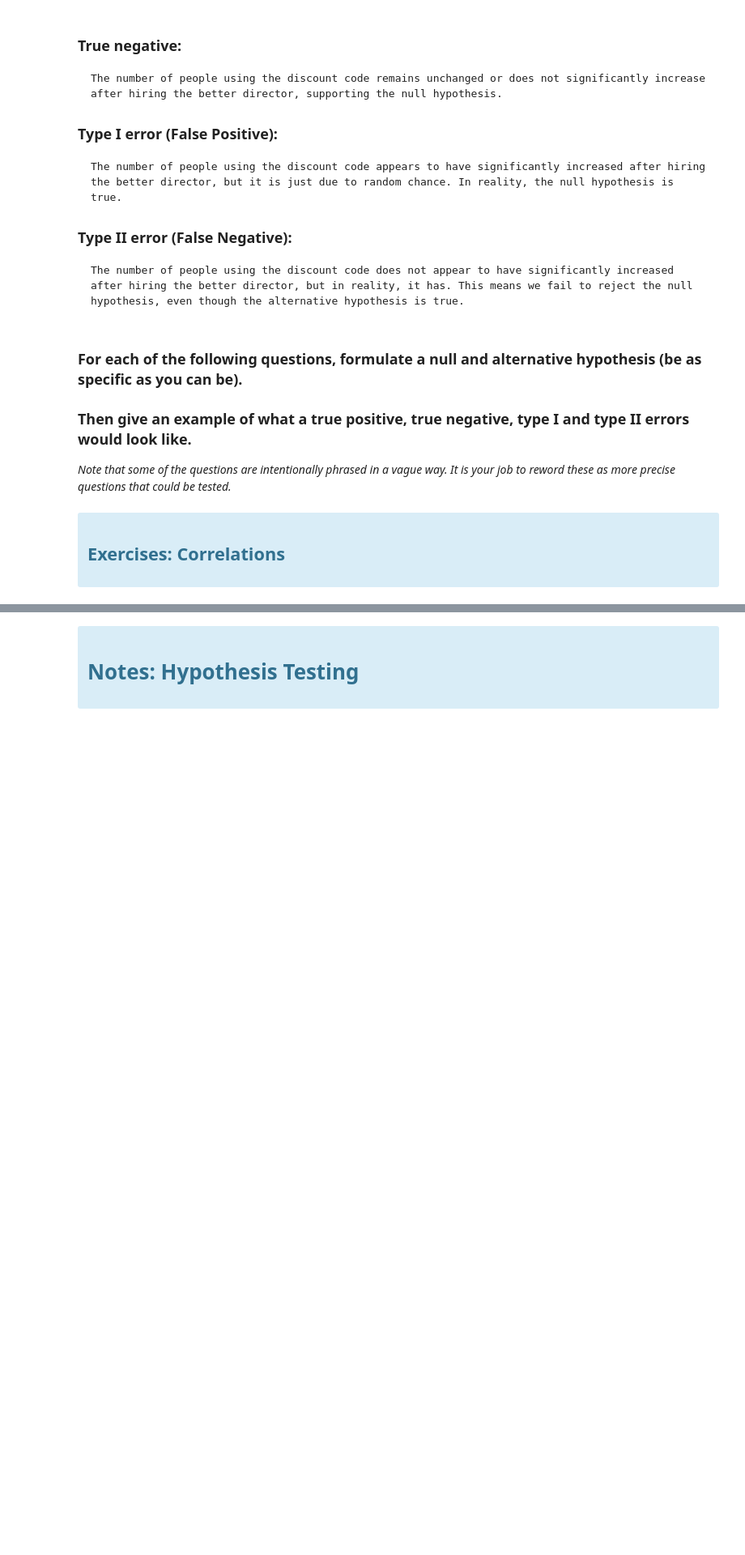
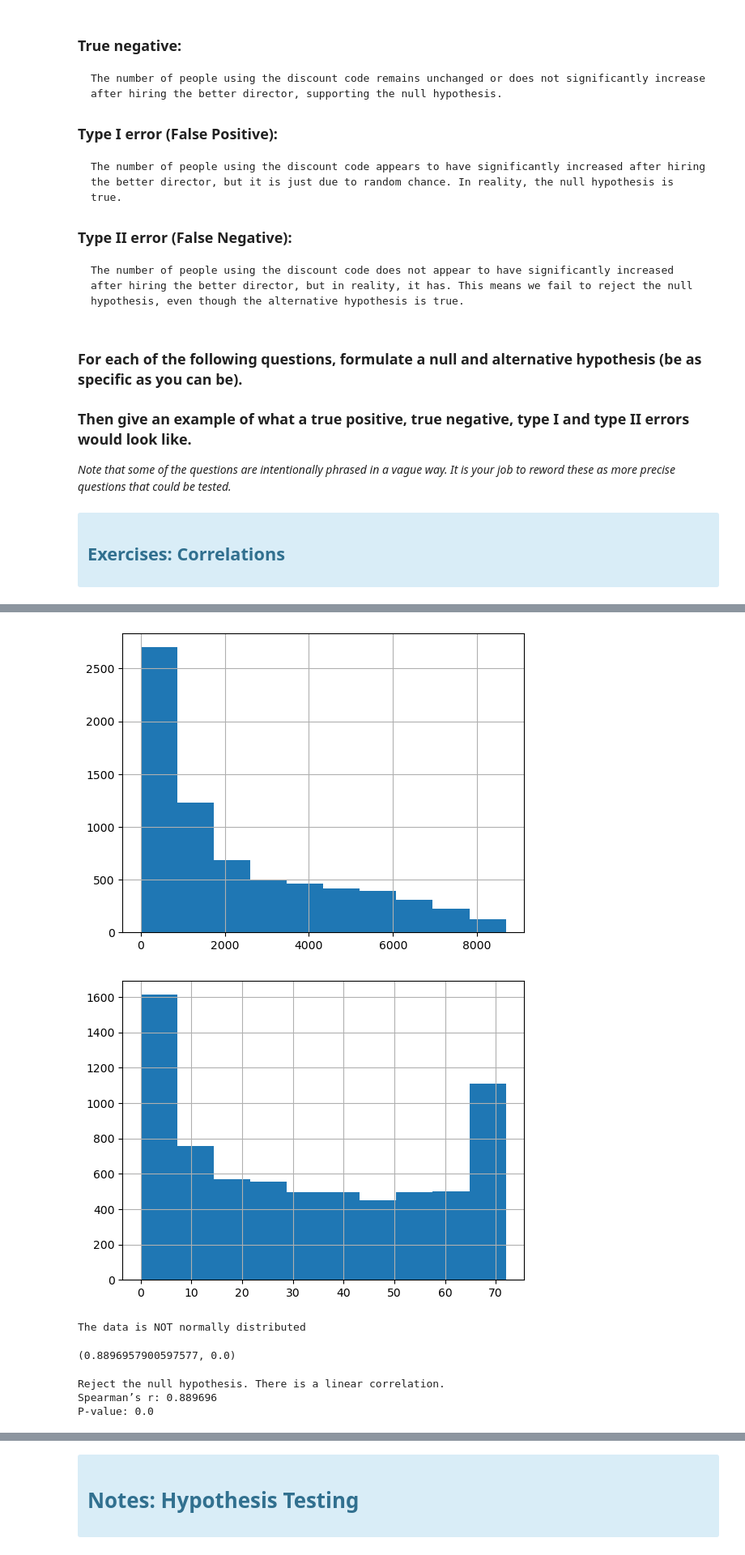
Before and after one commit to Zacharia-Schmitz/statistics-exercises, a Jupyter notebook: hypothesis_testing.ipynb, the cells around one changed output, grey strips where cells are left out. Shown at 81% size. Cells and saved outputs as stored; diff of their text form; code cells hidden in the pictures; blank space fills up the shorter version.

```diff
--- a/hypothesis_testing.ipynb
+++ b/hypothesis_testing.ipynb
@@ -228,0 +241,34 @@ tenure_total.corr()
+# %%
+#visual check for distribution of total charges
+ttl_charges_df.total_charges.hist()
+plt.show()
+
+#visual check for distribution of tenure
+ttl_charges_df.tenure.hist()
+plt.show()
+# %% [output]
+[figure, added]
+[figure, added]
+# %%
+#get r and p values using stats library
+r,p = stats.shapiro(ttl_charges_df.total_charges)
+
+#see those values
+r,p
+
+#using the function we created
+eval_dist(r,p)
+# %% [output]
+The data is NOT normally distributed
+# %%
+# Since it's not normally distributed, use Spearman
+sr,sp = stats.spearmanr(ttl_charges_df.tenure, ttl_charges_df.total_charges)
+sr,sp
+# %% [output]
+(0.8896957900597577, 0.0)
+# %%
+eval_Sresult(sr,sp)
+# %% [output]
+Reject the null hypothesis. There is a linear correlation.
+Spearman’s r: 0.889696
+P-value: 0.0
```
Also changed, not shown: parts of 58 cells of this notebook.
